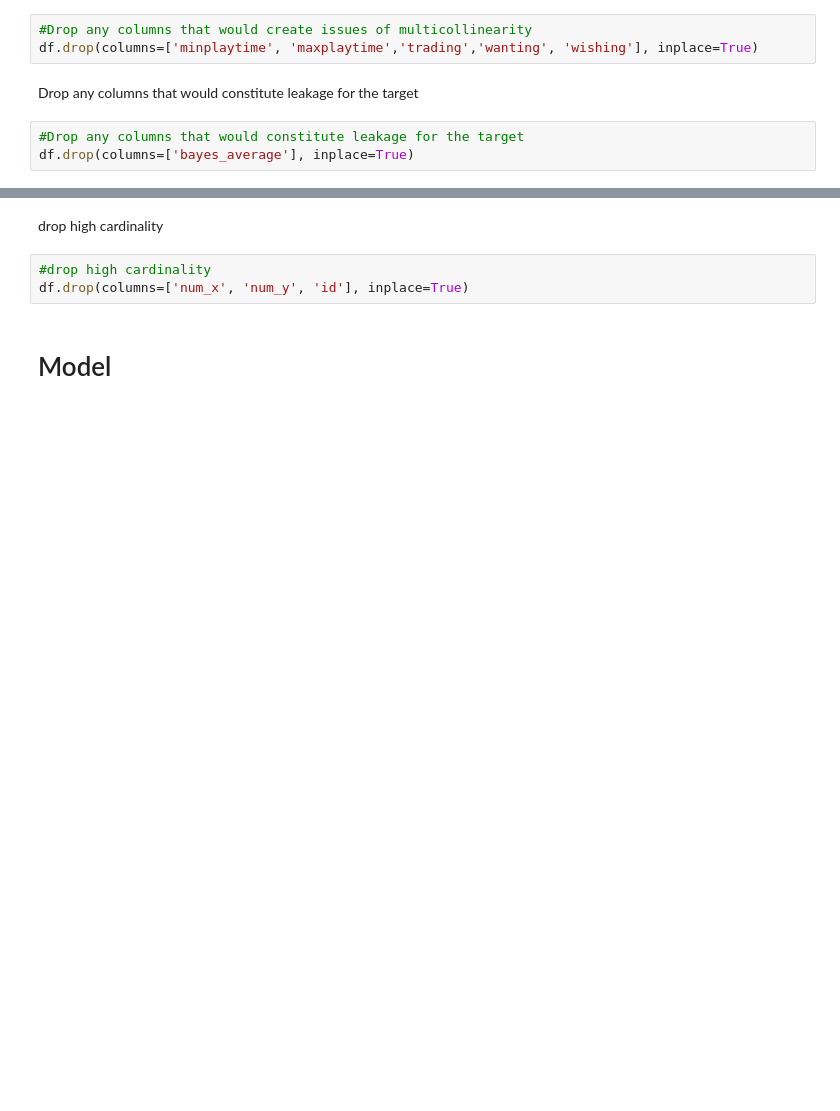
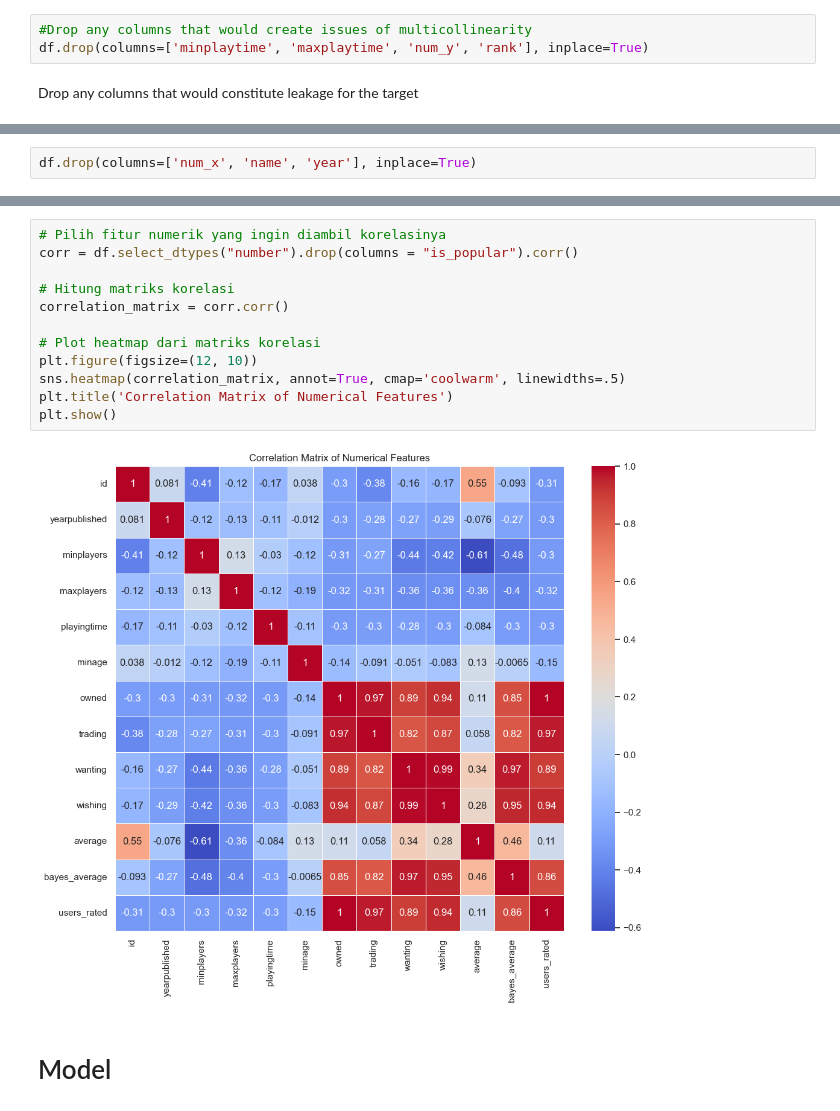
Before and after one commit to ludwig1806/Board_Games, a Jupyter notebook: Popularity.ipynb, the cells around one changed output, grey strips where cells are left out. Drawn from its saved outputs; the diff is of its cells as text; blank space fills up the shorter version.

```diff
--- a/Popularity.ipynb
+++ b/Popularity.ipynb
@@ -178,9 +176,6 @@ sns.heatmap(corr)
 Drop any columns that would create issues of multicollinearity
 # %%
 #Drop any columns that would create issues of multicollinearity
-df.drop(columns=['minplaytime', 'maxplaytime','trading','wanting', 'wishing'], inplace=True)
+df.drop(columns=['minplaytime', 'maxplaytime', 'num_y', 'rank'], inplace=True)
 # %% [markdown]
 Drop any columns that would constitute leakage for the target
-# %%
-#Drop any columns that would constitute leakage for the target
-df.drop(columns=['bayes_average'], inplace=True)
@@ -186,0 +191,2 @@ df.drop(columns=['bayes_average'], inplace=True)
+# %%
+df.drop(columns=['num_x', 'name', 'year'], inplace=True)
@@ -204,11 +218,20 @@ average            631
 users_rated       3109
 is_popular           2
 dtype: int64
-# %% [markdown]
-drop high cardinality
-# %%
-#drop high cardinality
-df.drop(columns=['num_x', 'num_y', 'id'], inplace=True)
+# %%
+# Pilih fitur numerik yang ingin diambil korelasinya
+corr = df.select_dtypes("number").drop(columns = "is_popular").corr()
+
+# Hitung matriks korelasi
+correlation_matrix = corr.corr()
+
+# Plot heatmap dari matriks korelasi
+plt.figure(figsize=(12, 10))
+sns.heatmap(correlation_matrix, annot=True, cmap='coolwarm', linewidths=.5)
+plt.title('Correlation Matrix of Numerical Features')
+plt.show()
+# %% [output]
+[figure, added]
 # %% [markdown]
 # Model
 # %% [markdown]
```
Also changed, not shown: parts of 18 cells of this notebook.
